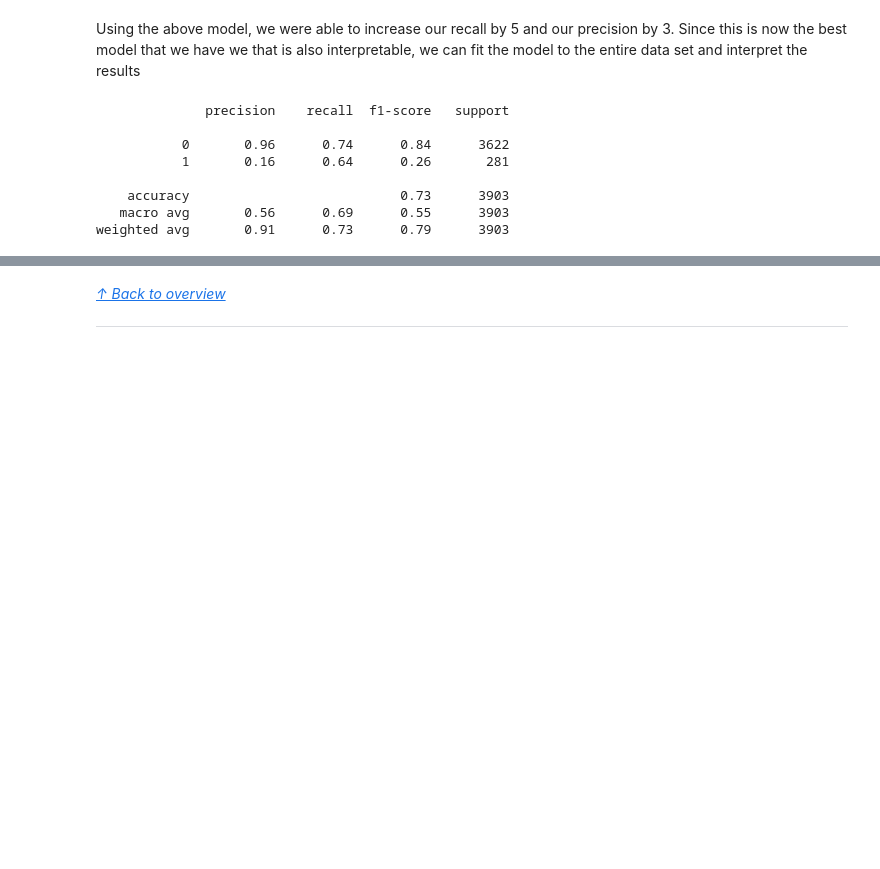
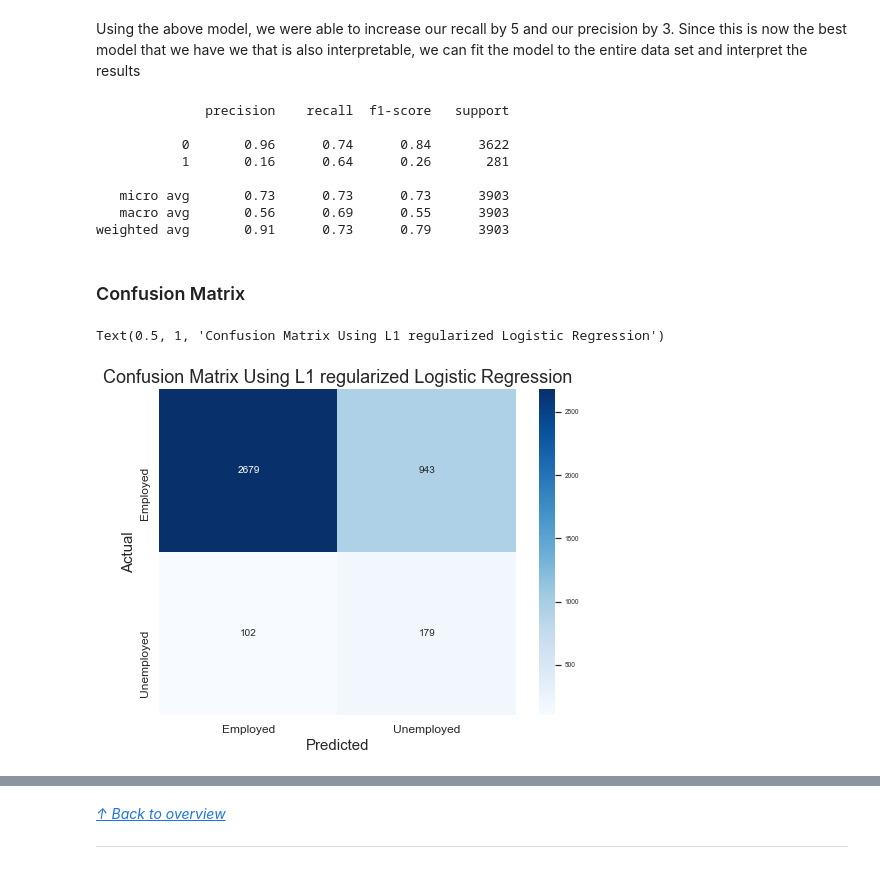
Before and after one commit to danvalen1/Corona-Employment, a Jupyter notebook: Project_Walkthrough.ipynb, the cells around one changed output, grey strips where cells are left out. Cells and saved outputs as stored; diff of their text form; code cells hidden in the pictures; blank space fills up the shorter version.

```diff
--- a/Project_Walkthrough.ipynb
+++ b/Project_Walkthrough.ipynb
@@ -389,12 +397,27 @@ logReg_final = LogisticRegression(class_weight='balanced',
 logReg_final.fit(X_scaled, y)
 y_hat_final = logReg_final.predict(X_scaled)
 print(classification_report(y, y_hat_final))
+cmatrix = confusion_matrix(y, y_hat_final)
 # %% [output]
               precision    recall  f1-score   support
 
            0       0.96      0.74      0.84      3622
            1       0.16      0.64      0.26       281
 
-    accuracy                           0.73      3903
+   micro avg       0.73      0.73      0.73      3903
    macro avg       0.56      0.69      0.55      3903
 weighted avg       0.91      0.73      0.79      3903
+# %% [markdown]
+### Confusion Matrix
+# %%
+fig, ax = plt.subplots(figsize = (8,6))
+sns.heatmap(cmatrix, annot=True, fmt='g', ax=ax, cmap='Blues')
+ax.set_xticklabels(['Employed', 'Unemployed'], size = 12)
+ax.set_yticklabels(['Employed', 'Unemployed'], size = 12)
+ax.set_ylabel('Actual', size=15)
+ax.set_xlabel('Predicted', size=15)
+
+ax.set_title('Confusion Matrix Using L1 regularized Logistic Regression', size =18)
+# %% [output]
+Text(0.5, 1, 'Confusion Matrix Using L1 regularized Logistic Regression')
+[figure, added]
```
Also changed, not shown: parts of 9 cells of this notebook, 7 other files.
